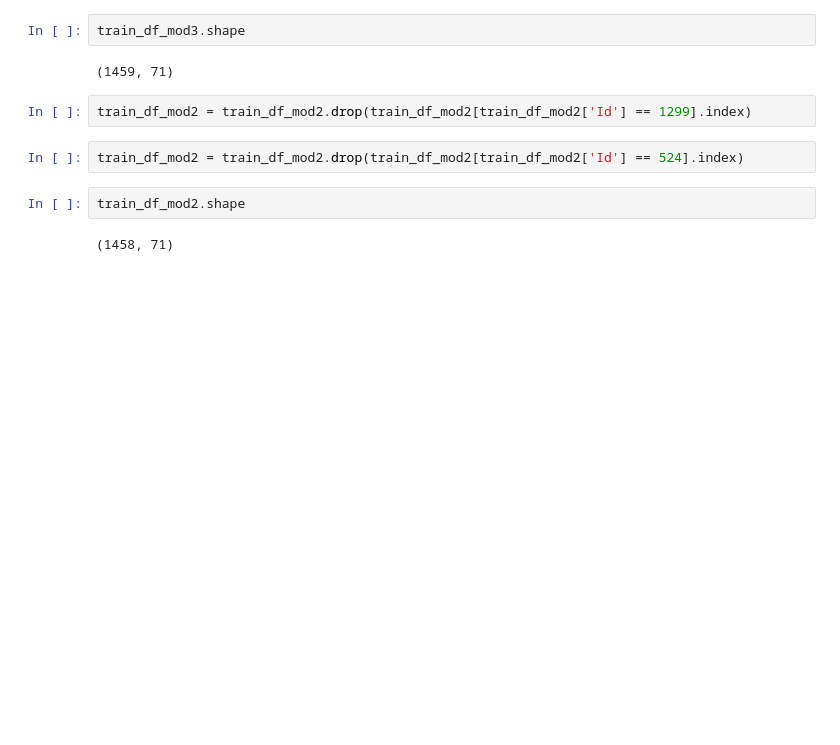
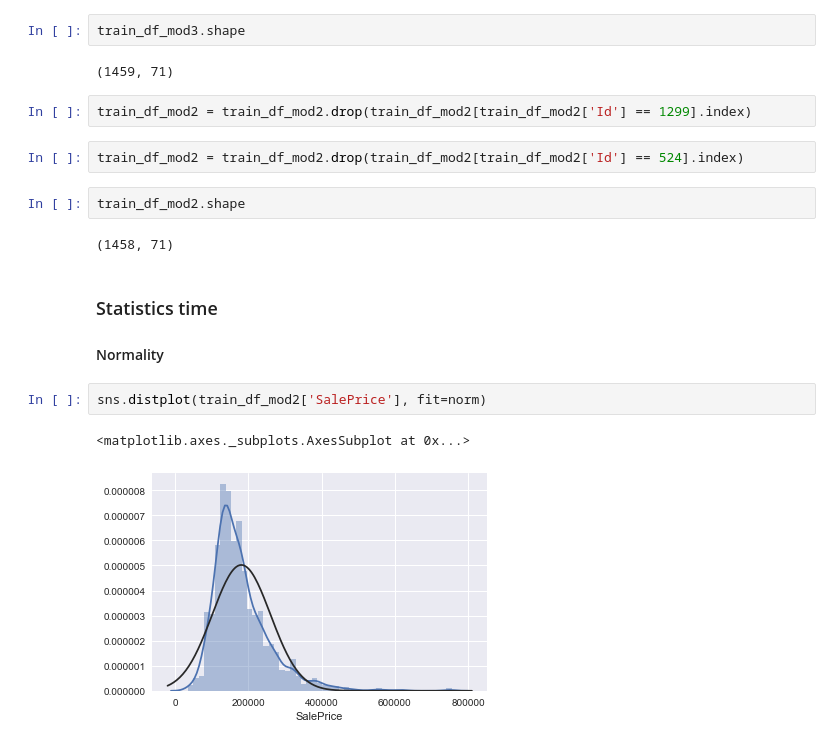
Before and after one commit to sushant2811/KaggleHousingPrices, a Jupyter notebook: KaggleHousingPrices.ipynb, the cells around one changed output. Cells and saved outputs as stored; diff of their text form; blank space fills up the shorter version.

```diff
--- a/KaggleHousingPrices.ipynb
+++ b/KaggleHousingPrices.ipynb
@@ -1519,3 +1522,12 @@ train_df_mod2 = train_df_mod2.drop(train_df_mod2[train_df_mod2['Id'] == 524].ind
 train_df_mod2.shape
 # %% [output]
 (1458, 71)
+# %% [markdown]
+### Statistics time
+
+#### Normality
+# %%
+sns.distplot(train_df_mod2['SalePrice'], fit=norm)
+# %% [output]
+<matplotlib.axes._subplots.AxesSubplot at 0x...>
+[figure, added]
```
Also changed, not shown: parts of 9 cells of this notebook.
